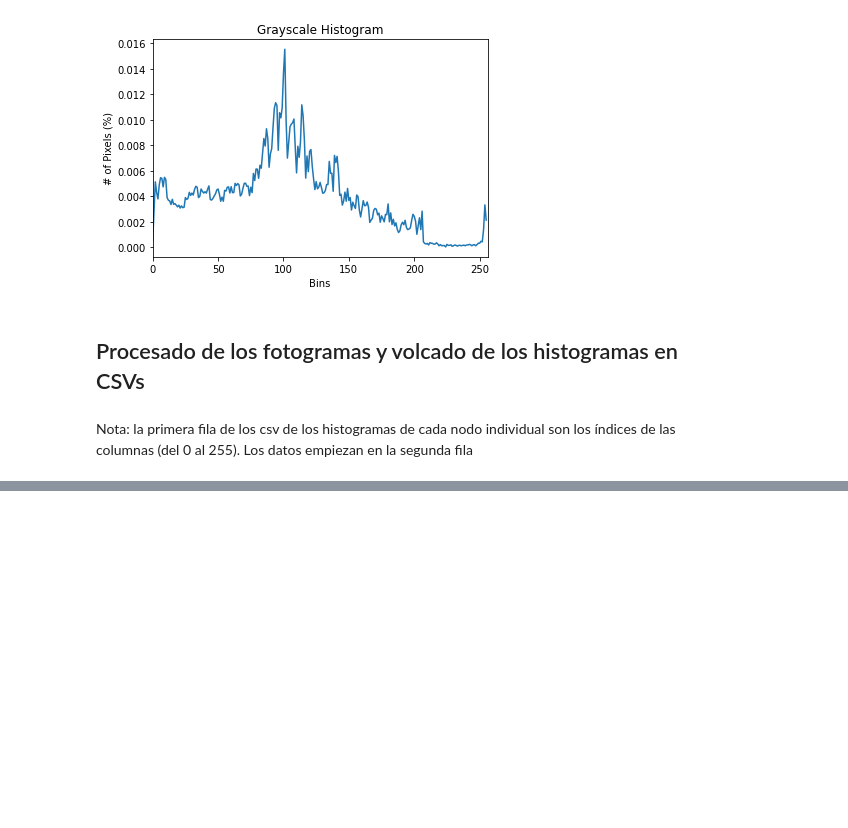
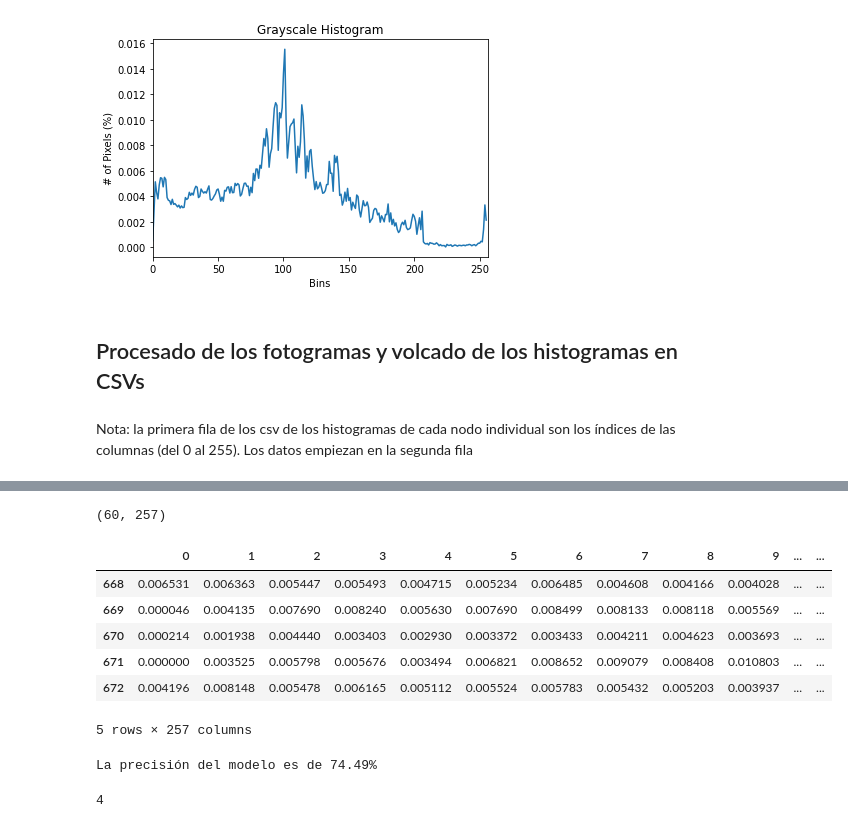
Before and after one commit to alestarbucks/practica2-robots, a Jupyter notebook: practica.ipynb, the cells around one changed output, grey strips where cells are left out. Saved outputs shown, nothing was run; the diff lists cells and outputs as text; code cells hidden in the pictures; blank space fills up the shorter version.

```diff
--- a/practica.ipynb
+++ b/practica.ipynb
@@ -89,0 +123,15 @@ for node in os.listdir("./fotogramas/Fotogramas"):
+# %%
+train_data = pd.DataFrame()
+for i in range(6):
+    train_data = train_data.append(data[data.nodo == i+1][:10])
+print(train_data.shape)
+train_data.head()
+# %% [output]
+(60, 257)
+|  | 0 | 1 | 2 | 3 | 4 | 5 | 6 | 7 | 8 | 9 | ... | ... |
+| 668 | 0.006531 | 0.006363 | 0.005447 | 0.005493 | 0.004715 | 0.005234 | 0.006485 | 0.004608 | 0.004166 | 0.004028 | ... | ... |
+| 669 | 0.000046 | 0.004135 | 0.007690 | 0.008240 | 0.005630 | 0.007690 | 0.008499 | 0.008133 | 0.008118 | 0.005569 | ... | ... |
+| 670 | 0.000214 | 0.001938 | 0.004440 | 0.003403 | 0.002930 | 0.003372 | 0.003433 | 0.004211 | 0.004623 | 0.003693 | ... | ... |
+| 671 | 0.000000 | 0.003525 | 0.005798 | 0.005676 | 0.003494 | 0.006821 | 0.008652 | 0.009079 | 0.008408 | 0.010803 | ... | ... |
+| 672 | 0.004196 | 0.008148 | 0.005478 | 0.006165 | 0.005112 | 0.005524 | 0.005783 | 0.005432 | 0.005203 | 0.003937 | ... | ... |
+5 rows × 257 columns
@@ -89,0 +144,9 @@ for node in os.listdir("./fotogramas/Fotogramas"):
+# %%
+model = KNeighborsClassifier(n_neighbors=1)
+model.fit(x, y)
+
+predictions = model.predict(x_test)
+precision = accuracy_score(y_test, predictions)
+print(f'La precisión del modelo es de {round(precision*100, 2)}%')
+# %% [output]
+La precisión del modelo es de 74.49%
@@ -89,0 +156,4 @@ for node in os.listdir("./fotogramas/Fotogramas"):
+# %%
+model_predict_hist(model, data, 600)
+# %% [output]
+4
```
Also changed, not shown: parts of 8 cells of this notebook, 14 other files.
